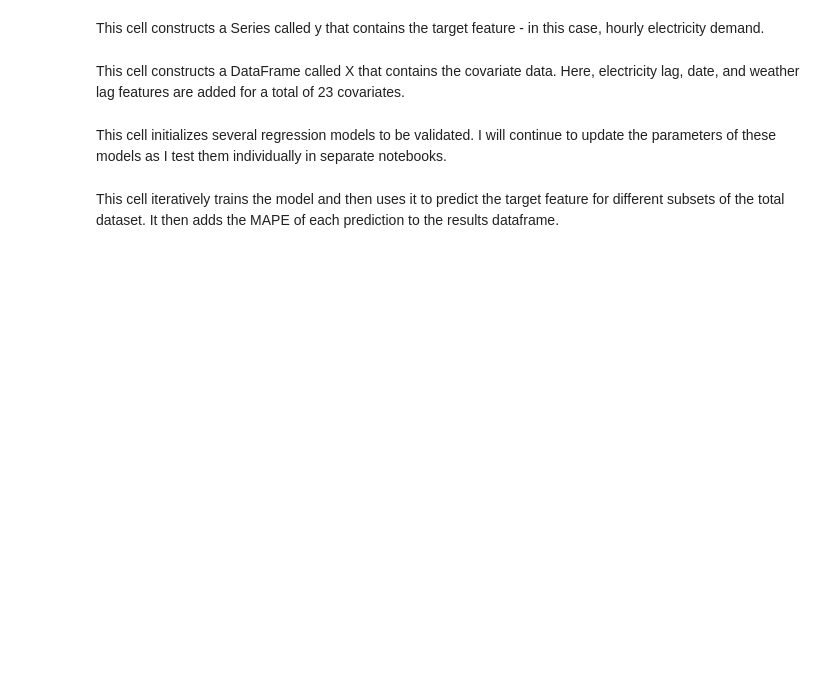
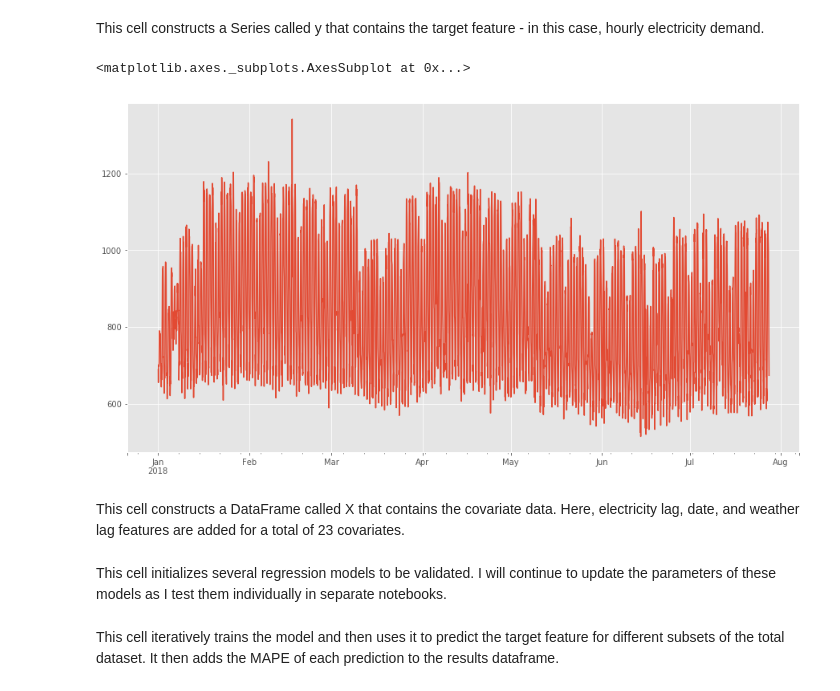
Before and after one commit to kevinkoste/university-load-forecasting, a Jupyter notebook: prediction/model_validation.ipynb, the cells around one changed output. Saved outputs shown, nothing was run; the diff lists cells and outputs as text; code cells hidden in the pictures; blank space fills up the shorter version.

```diff
--- a/prediction/model_validation.ipynb
+++ b/prediction/model_validation.ipynb
@@ -26,6 +26,11 @@ elec.index = pd.to_datetime(elec.index,format='%Y-%m-%d %H:00:00')
 elec.drop('Davenport',axis=1,inplace=True)
 
 y = pd.Series(elec.iloc[:, 0:11].sum(axis=1))
+# %%
+y.plot(figsize=(15,8))
+# %% [output]
+<matplotlib.axes._subplots.AxesSubplot at 0x...>
+[figure, added]
 # %% [markdown]
 This cell constructs a DataFrame called X that contains the covariate data. Here, electricity lag, date, and weather lag features are added for a total of 23 covariates.
 # %%
```
Also changed, not shown: 6 other files.
